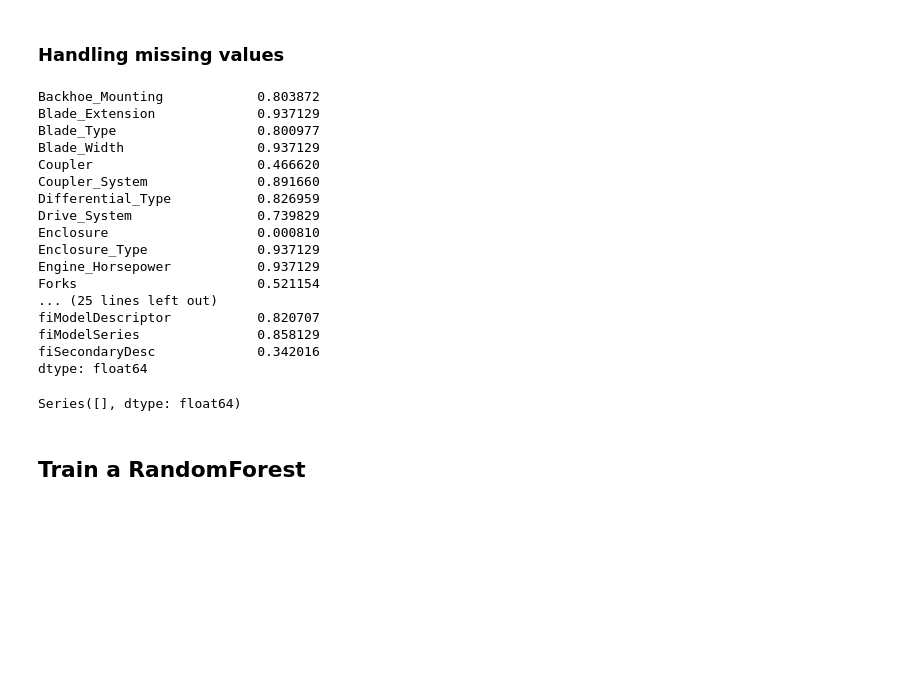
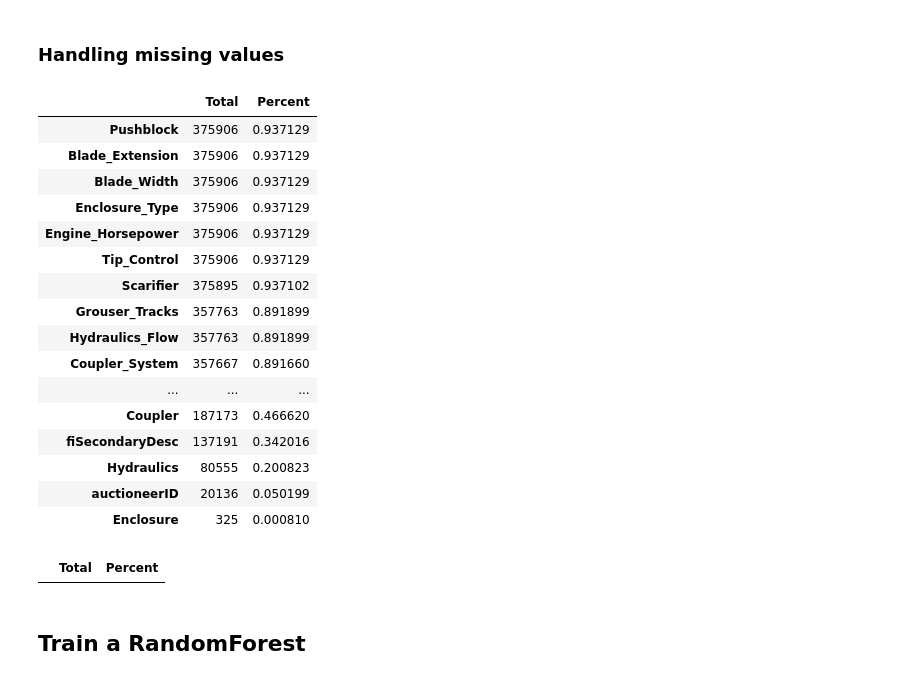
Before and after one commit to QuickNS/mlutils, a Jupyter notebook: Regression Utils - Building a Random Forest.ipynb, the cells around one changed output. Saved outputs shown, nothing was run; the diff lists cells and outputs as text; code cells hidden in the pictures; blank space fills up the shorter version.

```diff
--- a/Regression Utils - Building a Random Forest.ipynb
+++ b/Regression Utils - Building a Random Forest.ipynb
@@ -227,32 +232,32 @@ Average memory usage for category columns: 0.42 MB
 ### Handling missing values
 # %%
 # let's check if we still have missing values
-detect_missing(df_raw, percentages=True)
+detect_missing(df_raw)
 # %% [output]
-Backhoe_Mounting            0.803872
-Blade_Extension             0.937129
-Blade_Type                  0.800977
-Blade_Width                 0.937129
-Coupler                     0.466620
-Coupler_System              0.891660
-Differential_Type           0.826959
-Drive_System                0.739829
-Enclosure                   0.000810
-Enclosure_Type              0.937129
-Engine_Horsepower           0.937129
-Forks                       0.521154
-... (25 lines left out)
-fiModelDescriptor           0.820707
-fiModelSeries               0.858129
-fiSecondaryDesc             0.342016
-dtype: float64
+|  | Total | Percent |
+| Pushblock | 375906 | 0.937129 |
+| Blade_Extension | 375906 | 0.937129 |
+| Blade_Width | 375906 | 0.937129 |
+| Enclosure_Type | 375906 | 0.937129 |
+| Engine_Horsepower | 375906 | 0.937129 |
+| Tip_Control | 375906 | 0.937129 |
+| Scarifier | 375895 | 0.937102 |
+| Grouser_Tracks | 357763 | 0.891899 |
+| Hydraulics_Flow | 357763 | 0.891899 |
+| Coupler_System | 357667 | 0.891660 |
+| ... | ... | ... |
+| Coupler | 187173 | 0.466620 |
+| fiSecondaryDesc | 137191 | 0.342016 |
+| Hydraulics | 80555 | 0.200823 |
+| auctioneerID | 20136 | 0.050199 |
+| Enclosure | 325 | 0.000810 |
 # %%
 # simple prep
 df, y, nas = process_dataframe(df_raw, 'SalePrice')
 # %%
-detect_missing(df, percentages=True)
+detect_missing(df)
 # %% [output]
-Series([], dtype: float64)
+|  | Total | Percent |
 # %% [markdown]
 ## Train a RandomForest
 # %%
```
Also changed, not shown: parts of 36 cells of this notebook, 20 other files.
